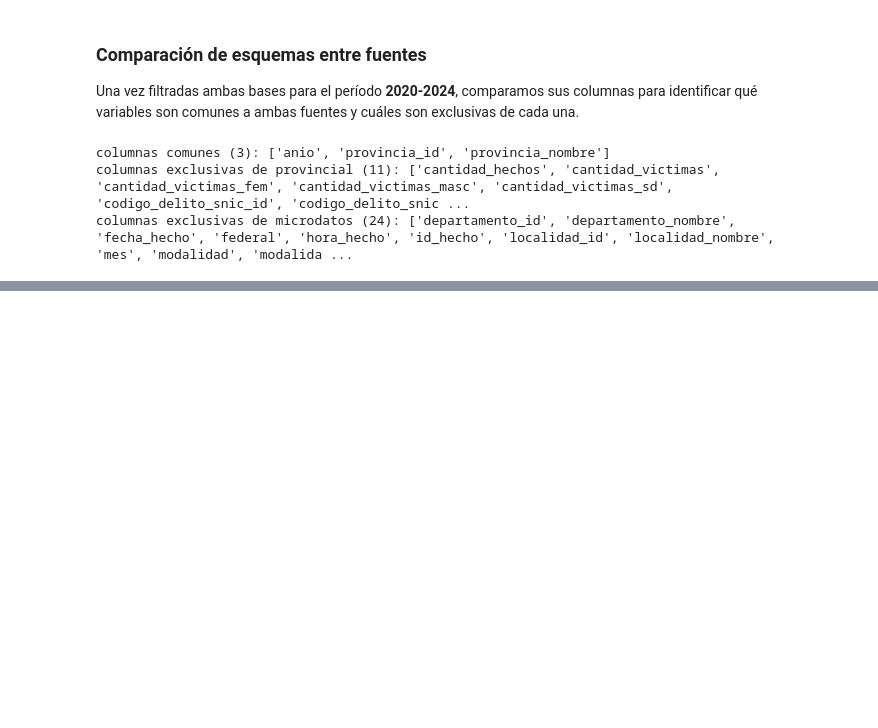
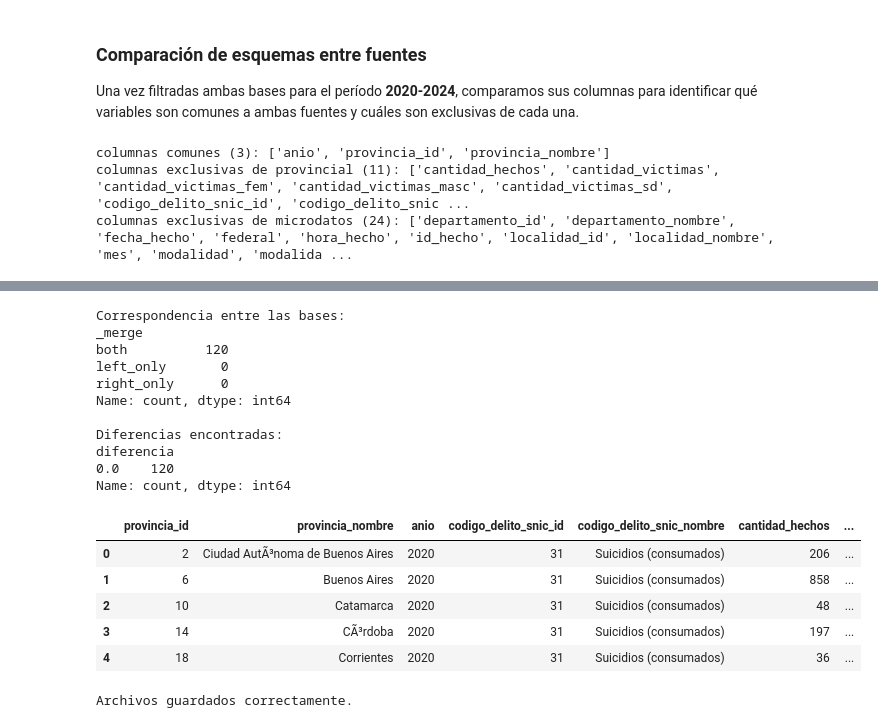
Before and after one commit to fce-laboratoriotp/tp-labo, a Jupyter notebook: notebook_prueba.ipynb, the cells around one changed output, grey strips where cells are left out. Saved outputs shown, nothing was run; the diff lists cells and outputs as text; code cells hidden in the pictures; blank space fills up the shorter version.

```diff
--- a/notebook_prueba.ipynb
+++ b/notebook_prueba.ipynb
@@ -321,0 +190,68 @@ Name: count, dtype: int64
+# %%
+# Agrupamos los microdatos por provincia y año
+resumen_micro = (
+    df_micro_2020_2024.groupby(["anio", "provincia_id"])
+    .agg(
+        victimas_micro=("tipo_persona_id", "size")
+    )
+    .reset_index()
+)
+
+# Unificamos la información de ambas fuentes
+unificado = df_prov_suicidios.merge(
+    resumen_micro,
+    on=["anio", "provincia_id"],
+    how="outer",
+    validate="one_to_one",
+    indicator=True
+)
+
+# Comprobamos la correspondencia entre ambas bases
+print("Correspondencia entre las bases:")
+print(unificado["_merge"].value_counts())
+
+# Calculamos las diferencias entre las cantidades
+unificado["diferencia"] = (
+    unificado["cantidad_victimas"] -
+    unificado["victimas_micro"]
+)
+
+print("\nDiferencias encontradas:")
+print(unificado["diferencia"].value_counts(dropna=False))
+
+# Visualizamos la tabla resultante
+display(unificado.head())
+# %% [output]
+Correspondencia entre las bases:
+_merge
+both          120
+left_only       0
+right_only      0
+Name: count, dtype: int64
+
+Diferencias encontradas:
+diferencia
+0.0    120
+Name: count, dtype: int64
+|  | provincia_id | provincia_nombre | anio | codigo_delito_snic_id | codigo_delito_snic_nombre | cantidad_hechos | ... |
+| 0 | 2 | Ciudad AutÃ³noma de Buenos Aires | 2020 | 31 | Suicidios (consumados) | 206 | ... |
+| 1 | 6 | Buenos Aires | 2020 | 31 | Suicidios (consumados) | 858 | ... |
+| 2 | 10 | Catamarca | 2020 | 31 | Suicidios (consumados) | 48 | ... |
+| 3 | 14 | CÃ³rdoba | 2020 | 31 | Suicidios (consumados) | 197 | ... |
+| 4 | 18 | Corrientes | 2020 | 31 | Suicidios (consumados) | 36 | ... |
+# %%
+# Guardamos los microdatos para los análisis posteriores
+df_micro_2020_2024.to_csv(
+    "suicidios_microdatos_2020_2024.csv",
+    index=False
+)
+
+# Guardamos la tabla de validación provincial
+unificado.to_csv(
+    "validacion_provincias_2020_2024.csv",
+    index=False
+)
+
+print("Archivos guardados correctamente.")
+# %% [output]
+Archivos guardados correctamente.
```
Also changed, not shown: parts of 5 cells of this notebook.
